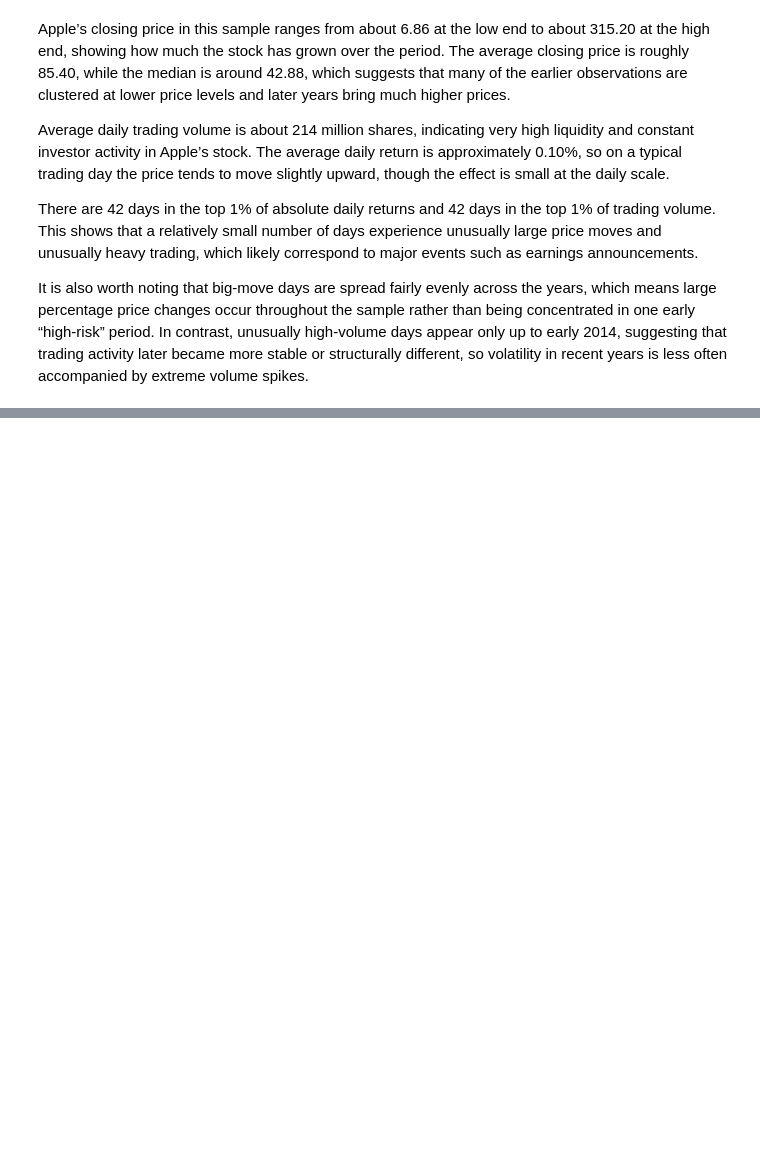
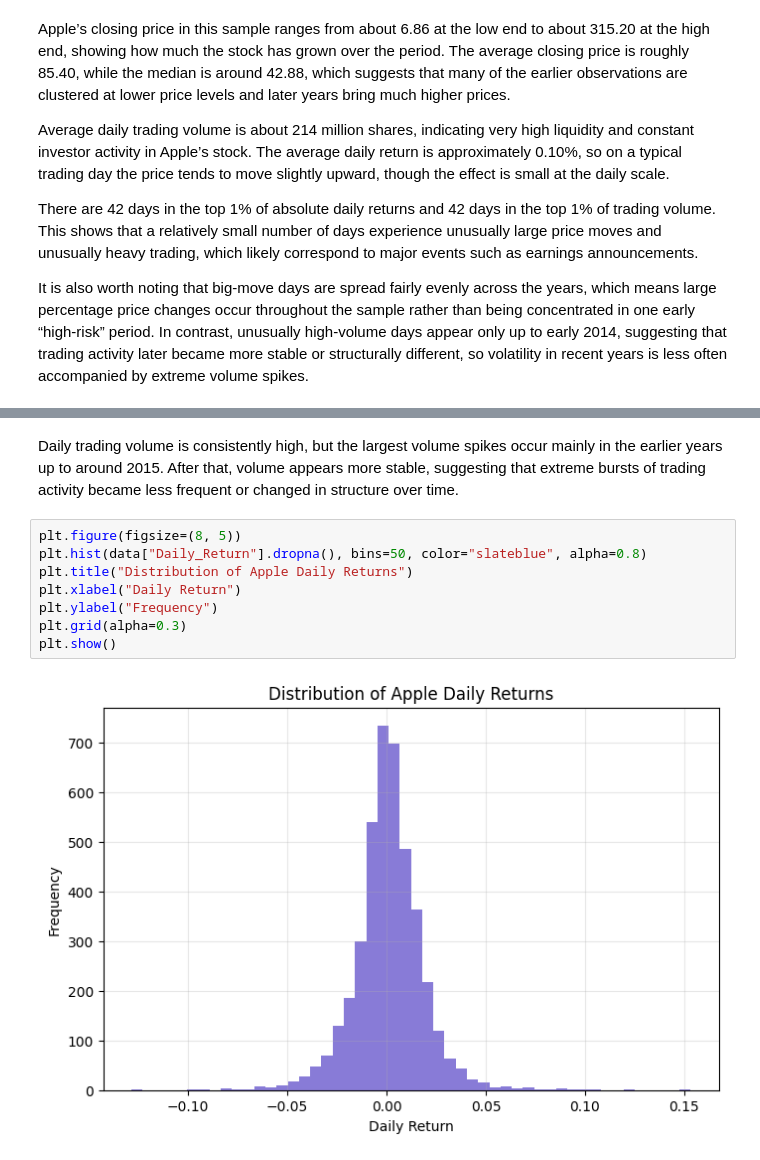
Before and after one commit to Nirmani-prog/Predicting-AAPL-Next-Day-Direction, a Jupyter notebook: apple_next_day.ipynb, the cells around one changed output, grey strips where cells are left out. Drawn from its saved outputs; the diff is of its cells as text; blank space fills up the shorter version.

```diff
--- a/apple_next_day.ipynb
+++ b/apple_next_day.ipynb
@@ -197,0 +222,12 @@ It is also worth noting that big‑move days are spread fairly evenly across the
+# %% [markdown]
+Daily trading volume is consistently high, but the largest volume spikes occur mainly in the earlier years up to around 2015. After that, volume appears more stable, suggesting that extreme bursts of trading activity became less frequent or changed in structure over time.
+# %%
+plt.figure(figsize=(8, 5))
+plt.hist(data["Daily_Return"].dropna(), bins=50, color="slateblue", alpha=0.8)
+plt.title("Distribution of Apple Daily Returns")
+plt.xlabel("Daily Return")
+plt.ylabel("Frequency")
+plt.grid(alpha=0.3)
+plt.show()
+# %% [output]
+[figure, added]
```
Also changed, not shown: parts of 25 cells of this notebook, 1 other file.
